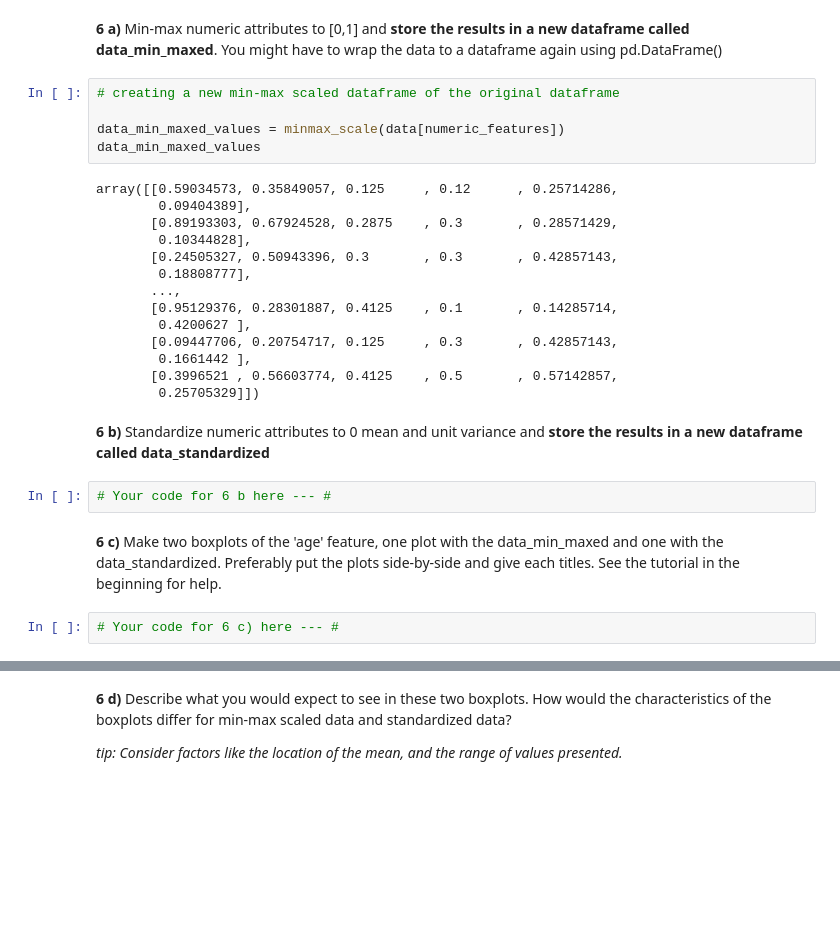
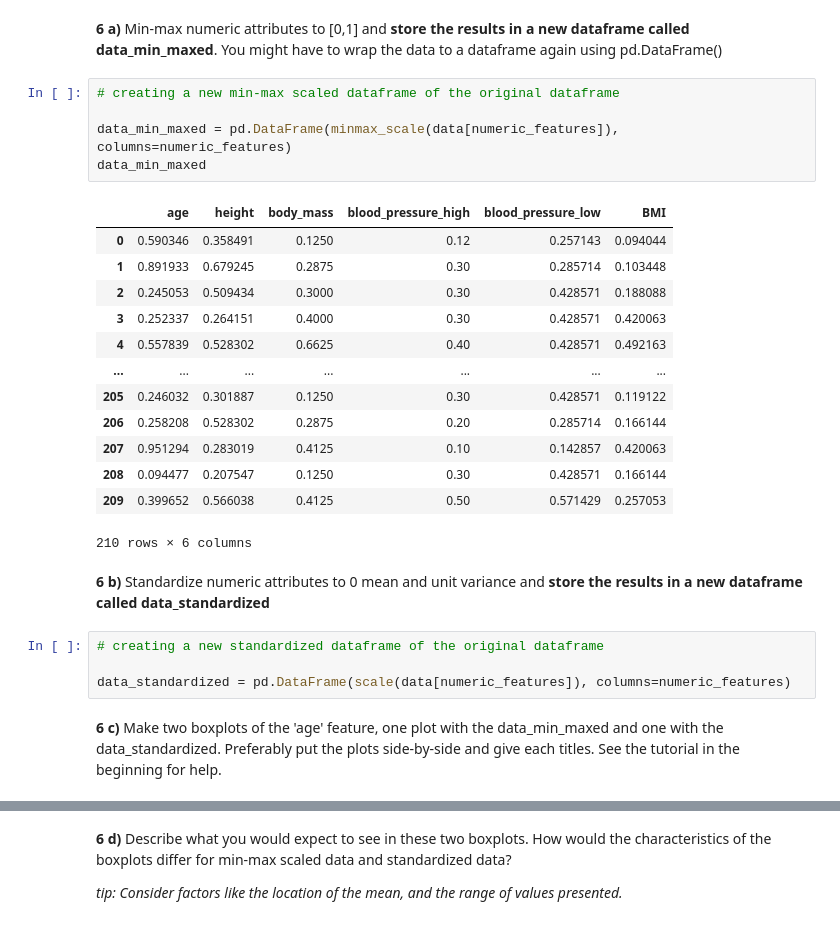
Before and after one commit to konstanyman/DAKD-E1, a Jupyter notebook: Konsta_Nyman_DAKD_2023_exercise_1.ipynb, the cells around one changed output, grey strips where cells are left out. Cells and saved outputs as stored; diff of their text form; blank space fills up the shorter version.

```diff
--- a/Konsta_Nyman_DAKD_2023_exercise_1.ipynb
+++ b/Konsta_Nyman_DAKD_2023_exercise_1.ipynb
@@ -500,27 +500,27 @@ __________________________
 # %%
 # creating a new min-max scaled dataframe of the original dataframe
 
-data_min_maxed_values = minmax_scale(data[numeric_features])
-data_min_maxed_values
+data_min_maxed = pd.DataFrame(minmax_scale(data[numeric_features]), columns=numeric_features)
+data_min_maxed
 # %% [output]
+|  | age | height | body_mass | blood_pressure_high | blood_pressure_low | BMI |
+| 0 | 0.590346 | 0.358491 | 0.1250 | 0.12 | 0.257143 | 0.094044 |
+| 1 | 0.891933 | 0.679245 | 0.2875 | 0.30 | 0.285714 | 0.103448 |
+| 2 | 0.245053 | 0.509434 | 0.3000 | 0.30 | 0.428571 | 0.188088 |
+| 3 | 0.252337 | 0.264151 | 0.4000 | 0.30 | 0.428571 | 0.420063 |
+| 4 | 0.557839 | 0.528302 | 0.6625 | 0.40 | 0.428571 | 0.492163 |
+| ... | ... | ... | ... | ... | ... | ... |
+| 205 | 0.246032 | 0.301887 | 0.1250 | 0.30 | 0.428571 | 0.119122 |
+| 206 | 0.258208 | 0.528302 | 0.2875 | 0.20 | 0.285714 | 0.166144 |
+| 207 | 0.951294 | 0.283019 | 0.4125 | 0.10 | 0.142857 | 0.420063 |
+| 208 | 0.094477 | 0.207547 | 0.1250 | 0.30 | 0.428571 | 0.166144 |
+| 209 | 0.399652 | 0.566038 | 0.4125 | 0.50 | 0.571429 | 0.257053 |
-array([[0.59034573, 0.35849057, 0.125     , 0.12      , 0.25714286,
-        0.09404389],
-       [0.89193303, 0.67924528, 0.2875    , 0.3       , 0.28571429,
-        0.10344828],
-       [0.24505327, 0.50943396, 0.3       , 0.3       , 0.42857143,
-        0.18808777],
-       ...,
-       [0.95129376, 0.28301887, 0.4125    , 0.1       , 0.14285714,
-        0.4200627 ],
-       [0.09447706, 0.20754717, 0.125     , 0.3       , 0.42857143,
-        0.1661442 ],
-       [0.3996521 , 0.56603774, 0.4125    , 0.5       , 0.57142857,
-        0.25705329]])
+210 rows × 6 columns
 # %% [markdown]
 **6 b)** Standardize numeric attributes to 0 mean and unit variance and **store the results in a new dataframe called data_standardized**
-# %%
-# Your code for 6 b here --- #
+# %%
+# creating a new standardized dataframe of the original dataframe
+
+data_standardized = pd.DataFrame(scale(data[numeric_features]), columns=numeric_features)
 # %% [markdown]
 **6 c)** Make two boxplots of the 'age' feature, one plot with the data_min_maxed and one with the data_standardized. Preferably put the plots side-by-side and give each titles. See the tutorial in the beginning for help.
-# %%
-# Your code for 6 c) here --- #
```
Also changed, not shown: parts of 12 cells of this notebook.
